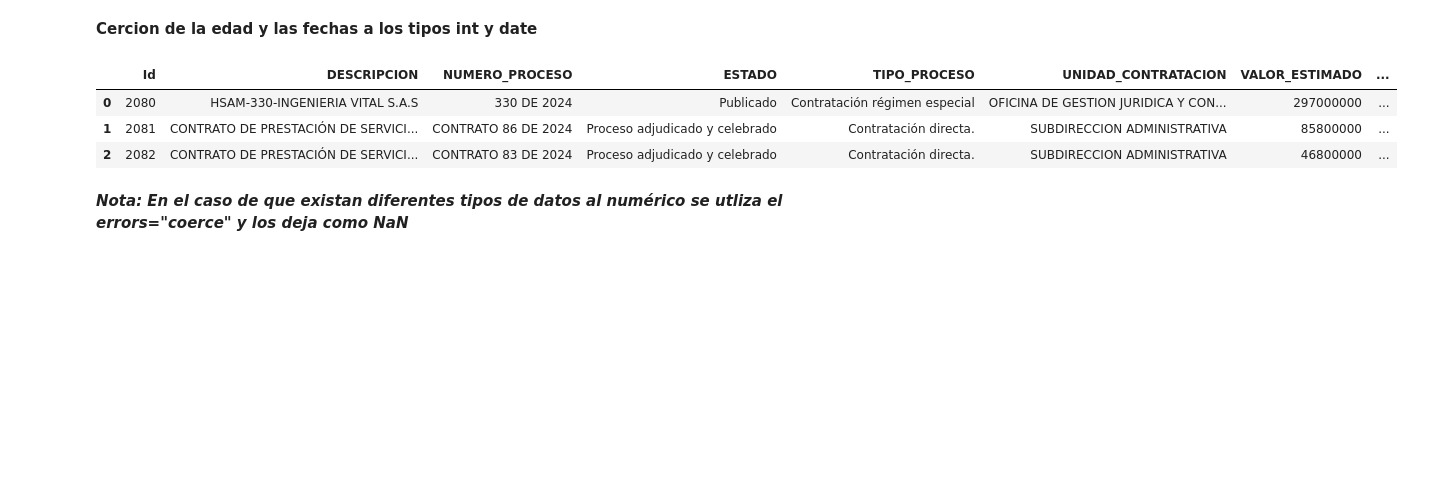
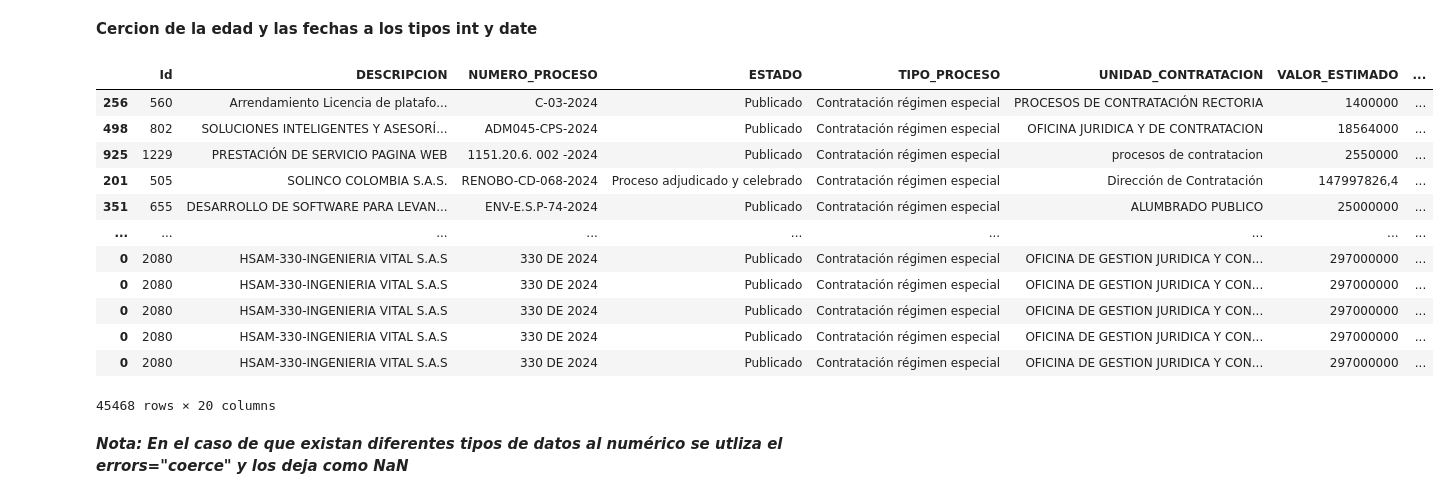
Before and after one commit to aleja-k/PandasSecop, a Jupyter notebook: SECOP.ipynb, the cells around one changed output. Cells and saved outputs as stored; diff of their text form; code cells hidden in the pictures; blank space fills up the shorter version.

```diff
--- a/SECOP.ipynb
+++ b/SECOP.ipynb
@@ -72,20 +136,29 @@ memory usage: 16.5+ KB
 # %%
 # Convertir la columna 'CODIGO_UNSPSC' a tipo cadena
 df['CODIGO_UNSPSC'] = df['CODIGO_UNSPSC'].astype(str)
 
 # Reemplazar letras y caracteres especiales por nada (eliminarlos)
 df['CODIGO_UNSPSC'] = df['CODIGO_UNSPSC'].str.replace('[^0-9]', '', regex=True)
 
 # Convertir la columna 'CODIGO_UNSPSC' a numérica
 df["CODIGO_UNSPSC"] = pd.to_numeric(df['CODIGO_UNSPSC'], errors="coerce")
 
 # Mostrar las primeras 3 filas del DataFrame resultante
-df.head(3)
+df
 # %% [output]
 |  | Id | DESCRIPCION | NUMERO_PROCESO | ESTADO | TIPO_PROCESO | UNIDAD_CONTRATACION | VALOR_ESTIMADO | ... |
+| 256 | 560 | Arrendamiento Licencia de platafo... | C-03-2024 | Publicado | Contratación régimen especial | PROCESOS DE CONTRATACIÓN RECTORIA | 1400000 | ... |
+| 498 | 802 | SOLUCIONES INTELIGENTES Y ASESORÍ... | ADM045-CPS-2024 | Publicado | Contratación régimen especial | OFICINA JURIDICA Y DE CONTRATACION | 18564000 | ... |
+| 925 | 1229 | PRESTACIÓN DE SERVICIO PAGINA WEB | 1151.20.6. 002 -2024 | Publicado | Contratación régimen especial | procesos de contratacion | 2550000 | ... |
+| 201 | 505 | SOLINCO COLOMBIA S.A.S. | RENOBO-CD-068-2024 | Proceso adjudicado y celebrado | Contratación régimen especial | Dirección de Contratación | 147997826,4 | ... |
+| 351 | 655 | DESARROLLO DE SOFTWARE PARA LEVAN... | ENV-E.S.P-74-2024 | Publicado | Contratación régimen especial | ALUMBRADO PUBLICO | 25000000 | ... |
+| ... | ... | ... | ... | ... | ... | ... | ... | ... |
 | 0 | 2080 | HSAM-330-INGENIERIA VITAL S.A.S | 330 DE 2024 | Publicado | Contratación régimen especial | OFICINA DE GESTION JURIDICA Y CON... | 297000000 | ... |
-| 1 | 2081 | CONTRATO DE PRESTACIÓN DE SERVICI... | CONTRATO 86 DE 2024 | Proceso adjudicado y celebrado | Contratación directa. | SUBDIRECCION ADMINISTRATIVA | 85800000 | ... |
-| 2 | 2082 | CONTRATO DE PRESTACIÓN DE SERVICI... | CONTRATO 83 DE 2024 | Proceso adjudicado y celebrado | Contratación directa. | SUBDIRECCION ADMINISTRATIVA | 46800000 | ... |
+| 0 | 2080 | HSAM-330-INGENIERIA VITAL S.A.S | 330 DE 2024 | Publicado | Contratación régimen especial | OFICINA DE GESTION JURIDICA Y CON... | 297000000 | ... |
+| 0 | 2080 | HSAM-330-INGENIERIA VITAL S.A.S | 330 DE 2024 | Publicado | Contratación régimen especial | OFICINA DE GESTION JURIDICA Y CON... | 297000000 | ... |
+| 0 | 2080 | HSAM-330-INGENIERIA VITAL S.A.S | 330 DE 2024 | Publicado | Contratación régimen especial | OFICINA DE GESTION JURIDICA Y CON... | 297000000 | ... |
+| 0 | 2080 | HSAM-330-INGENIERIA VITAL S.A.S | 330 DE 2024 | Publicado | Contratación régimen especial | OFICINA DE GESTION JURIDICA Y CON... | 297000000 | ... |
+45468 rows × 20 columns
 # %% [markdown]
 ***Nota: En el caso de que existan diferentes tipos de datos al numérico se utliza el errors="coerce" y los deja como NaN***
 # %%
```
Also changed, not shown: parts of 72 cells of this notebook.
